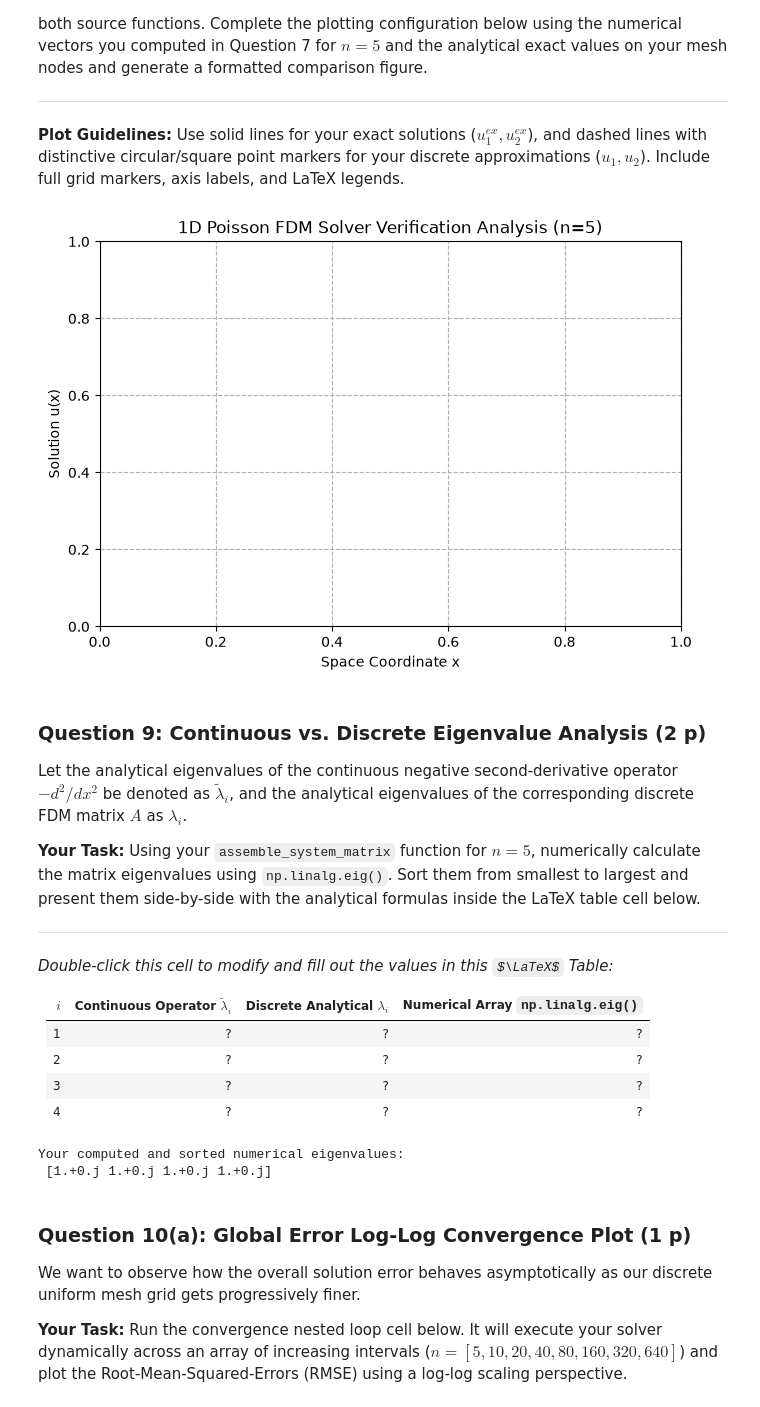
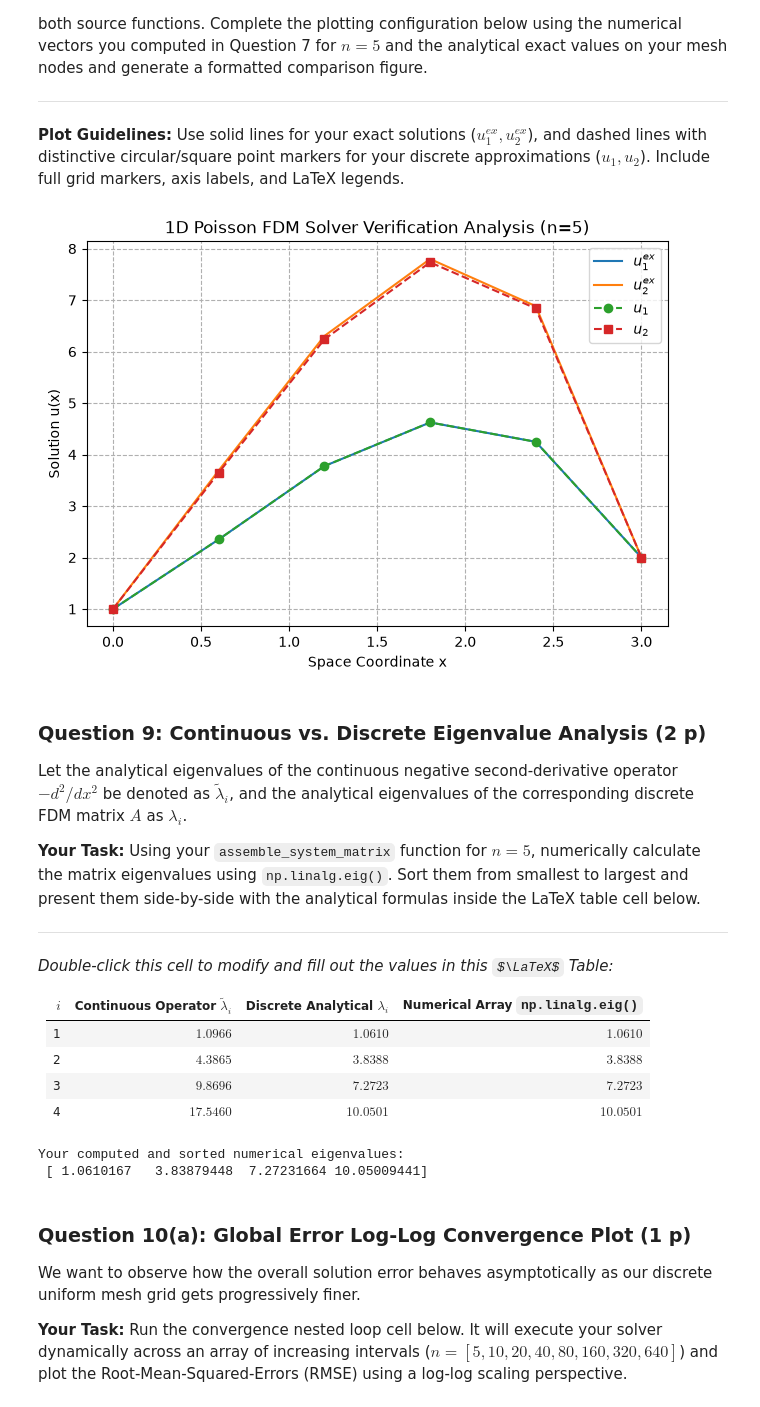
Before and after one commit to TychoRietman/TW3730TU-Assignments, a Jupyter notebook: Assignment-2.ipynb, the cells around one changed output. Saved outputs shown, nothing was run; the diff lists cells and outputs as text; code cells hidden in the pictures; some formulas as TeX source.

```diff
--- a/Assignment-2.ipynb
+++ b/Assignment-2.ipynb
@@ -28,13 +28,13 @@ def f1(x):
 
 def f2(x):
     # YOUR CODE HERE: Implement the second source function
-    return np.zeros_like(x)
+    return x**2 + 3*x - 2
 # -------------------------------------------------------------------------
 
 # Step 2. Construct the grid mesh array
 n = 5
 L = 3.0
-x_mesh = np.array([0,1,2,3,4]) # REPLACE THIS WITH np.linspace() for the actual grid
+x_mesh = np.linspace(0, L, n) # REPLACE THIS WITH np.linspace() for the actual grid
 
 # Step 3. Generate your evaluation plot using your functions
 plt.figure(figsize=(7, 4.5))
@@ -147,13 +634,15 @@ def assemble_rhs_vector(x_mesh, f_func, u_left=1.0, u_right=2.0):
 
     # -------------------------------------------------------------------------
     # TODO: Step 1. Extract the interior coordinates from your passed grid array
-    x_interior = np.zeros(n - 1)  # REPLACE THIS WITH YOUR INTERIOR MESH STRIDE
+    x_interior = x_mesh[1:-1]  # REPLACE THIS WITH YOUR INTERIOR MESH STRIDE
 
     # Evaluate the source function dynamically via its functional handle
     f_base = f_func(x_interior)
 
     # TODO: Step 2. Apply your mathematically eliminated boundary modifications
     f_rhs = f_base.copy()
+    f_rhs[0] += u_left / h**2
+    f_rhs[-1] += u_right / h**2
 
     # YOUR BOUNDARY SHIFTING CODE HERE (Modify the first and last entries)
 
@@ -181,12 +670,12 @@ import scipy.linalg as la
 def solve_poisson_problem(n, L=3.0, u_left=1.0, u_right=2.0):
     # -------------------------------------------------------------------------
     # TODO: Step 1. Generate the true uniform grid array matching Question 1
-    x_full = np.zeros(n + 1) # REPLACE THIS WITH YOUR np.linspace STRIDE
+    x_full = np.linspace(0, L, n + 1) # REPLACE THIS WITH YOUR np.linspace STRIDE
 
     # TODO: Step 2. Build system matrices by passing variables into your modules
-    A_matrix = np.eye(n-1)          # REPLACE: call assemble_system_matrix
-    rhs_f1 = np.zeros(n - 1)        # REPLACE: call assemble_rhs_vector for f1
-    rhs_f2 = np.zeros(n - 1)        # REPLACE: call assemble_rhs_vector for f2
+    A_matrix = assemble_system_matrix(n, L)          # REPLACE: call assemble_system_matrix
+    rhs_f1 = assemble_rhs_vector(x_full, f1, u_left, u_right)
+    rhs_f2 = assemble_rhs_vector(x_full, f2, u_left, u_right)
     # -------------------------------------------------------------------------
 
     # Direct solution execution
@@ -215,19 +704,36 @@ Verify your numerical finite difference configurations by overlaying them visual
 # %%
 # TODO: Step 1. Code exact analytical solution formulas for comparison mapping
 # Note: Account for non-homogeneous boundaries u(0)=1 and u(3)=2
-u1_exact = np.zeros_like(x_mesh) # REPLACE: Implement exact solution formula for f1 configuration
-u2_exact = np.zeros_like(x_mesh) # REPLACE: Implement exact solution formula for f2 configuration
+u1_exact = -0.5*x_mesh**3 + x_mesh**2 + (11/6)*x_mesh + 1
 
-# TODO: Step 2. Construct your overlay plot window block
+u2_exact = (
+    -(1/12)*x_mesh**4
+    - 0.5*x_mesh**3
+    + x_mesh**2
+    + (49/12)*x_mesh
+    + 1
+)
+
+
+# Step 2: Overlay plot
 plt.figure(figsize=(7.5, 5))
+
+# Exact solutions
+plt.plot(x_mesh, u1_exact, '-', label=r'$u_1^{ex}$')
+plt.plot(x_mesh, u2_exact, '-', label=r'$u_2^{ex}$')
+
+# Numerical solutions
+plt.plot(x_mesh, u1_num, '--o', label=r'$u_1$')
+plt.plot(x_mesh, u2_num, '--s', label=r'$u_2$')
 
 plt.xlabel('Space Coordinate x')
 plt.ylabel('Solution u(x)')
 plt.title('1D Poisson FDM Solver Verification Analysis (n=5)')
 plt.grid(True, ls='--')
+plt.legend()
 plt.show()
 # %% [output]
-[figure, old version]
+[figure, new version]
 # %% [markdown]
 ### **Question 9: Continuous vs. Discrete Eigenvalue Analysis (2 p)**
 Let the analytical eigenvalues of the continuous negative second-derivative operator $-d^2/dx^2$ be denoted as $\tilde{\lambda}_i$, and the analytical eigenvalues of the corresponding discrete FDM matrix $A$ as $\lambda_i$.
@@ -238,23 +744,23 @@ Let the analytical eigenvalues of the continuous negative second-derivative oper
 *Double-click this cell to modify and fill out the values in this $\LaTeX$ Table:*
 
 | $i$ | Continuous Operator $\tilde{\lambda}_i$ | Discrete Analytical $\lambda_i$ | Numerical Array `np.linalg.eig()` |
-|---|---|---|---|
-| 1 | ? | ? | ? |
-| 2 | ? | ? | ? |
-| 3 | ? | ? | ? |
-| 4 | ? | ? | ? |
+|---|---:|---:|---:|
+| 1 | $1.0966$ | $1.0610$ | $1.0610$ |
+| 2 | $4.3865$ | $3.8388$ | $3.8388$ |
+| 3 | $9.8696$ | $7.2723$ | $7.2723$ |
+| 4 | $17.5460$ | $10.0501$ | $10.0501$ |
 # %%
 # TODO: Step 1. Assemble the test matrix A for n=5
 A_eigen = assemble_system_matrix(n=5)
 
 # TODO: Step 2. Compute and extract the numerical eigenvalues
-raw_evals, _ = np.linalg.eig(A_eigen)
+raw_evals = np.sort(np.linalg.eig(A_eigen)[0])
 # Hint: np.linalg.eig returns an unsorted tuple (values, vectors). Extract and sort the values!
 
 print("Your computed and sorted numerical eigenvalues:\n", raw_evals)
 # %% [output]
 Your computed and sorted numerical eigenvalues:
- [1.+0.j 1.+0.j 1.+0.j 1.+0.j]
+ [ 1.0610167   3.83879448  7.27231664 10.05009441]
 # %% [markdown]
 ### **Question 10(a): Global Error Log-Log Convergence Plot (1 p)**
 We want to observe how the overall solution error behaves asymptotically as our discrete uniform mesh grid gets progressively finer.
```
Also changed, not shown: parts of 14 cells of this notebook.
